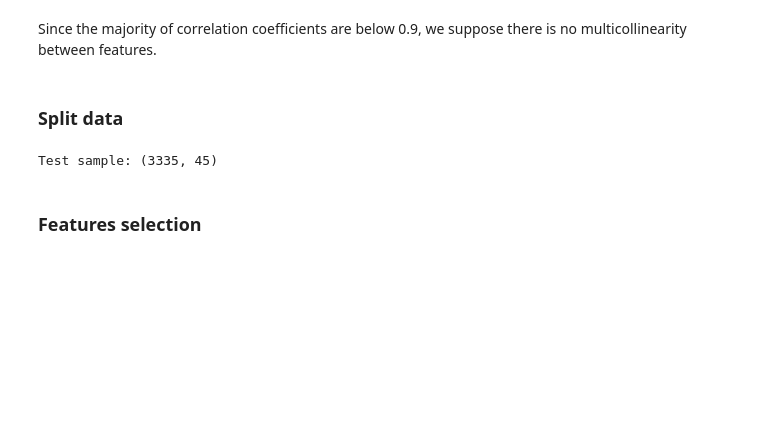
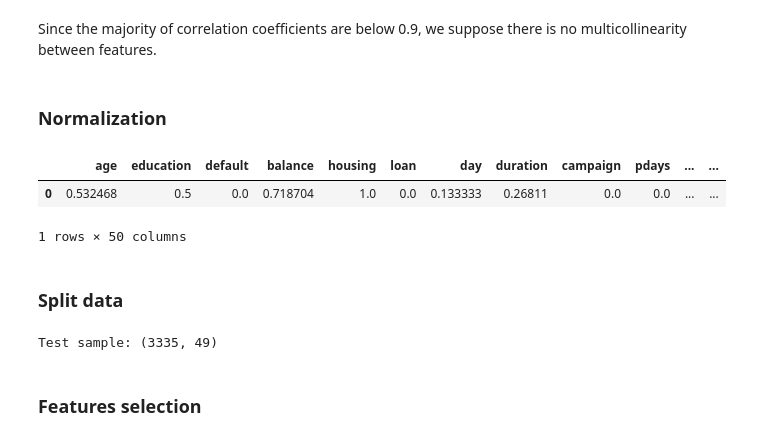
Before and after one commit to Alex1iv/Deposit-subscription, a Jupyter notebook: notebooks/Project_en.ipynb, the cells around one changed output. Saved outputs shown, nothing was run; the diff lists cells and outputs as text; code cells hidden in the pictures; blank space fills up the shorter version.

```diff
--- a/notebooks/Project_en.ipynb
+++ b/notebooks/Project_en.ipynb
@@ -521,7 +537,7 @@ Name: education, dtype: int64
 # Encoding
 le = LabelEncoder()
 data['education'] = le.fit_transform(data['education'])
-data['age_group'] = le.fit_transform(data['age_group'])
+#data['age_group'] = le.fit_transform(data['age_group'])
 
 data.head()
 # %% [output]
@@ -612,2 +634,16 @@ Since the majority of correlation coefficients are below 0.9, we suppose there i
+# %% [markdown]
+### Normalization
+# %%
+scaler = MinMaxScaler()
+#scaler.fit_transform(data_encoded)
+X = scaler.fit_transform(data_encoded)
+X = pd.DataFrame(X, columns = data_encoded.columns)
+X.head(1)
+# X_train = scaler.transform(X_train)
+# X_test = scaler.transform(X_test)
+# %% [output]
+|  | age | education | default | balance | housing | loan | day | duration | campaign | pdays | ... | ... |
+| 0 | 0.532468 | 0.5 | 0.0 | 0.718704 | 1.0 | 0.0 | 0.133333 | 0.26811 | 0.0 | 0.0 | ... | ... |
+1 rows × 50 columns
 # %% [markdown]
 ### Split data
@@ -614,11 +656,10 @@ Since the majority of correlation coefficients are below 0.9, we suppose there i
 # %%
-X, y = data_encoded.drop(['deposit'], axis=1), data_encoded['deposit']
-
-X_train, X_test, y_train, y_test = train_test_split(X, y, stratify=y, random_state = 42, test_size = 0.33)
+X_train, X_test, y_train, y_test = train_test_split(
+    X, y, stratify=y, random_state = 42, test_size = 0.33)
 
 print('Test sample:', X_test.shape)
 # %% [output]
-Test sample: (3335, 45)
+Test sample: (3335, 49)
 # %% [markdown]
 ### Features selection
 # %%
```
Also changed, not shown: parts of 46 cells of this notebook, 10 other files.
